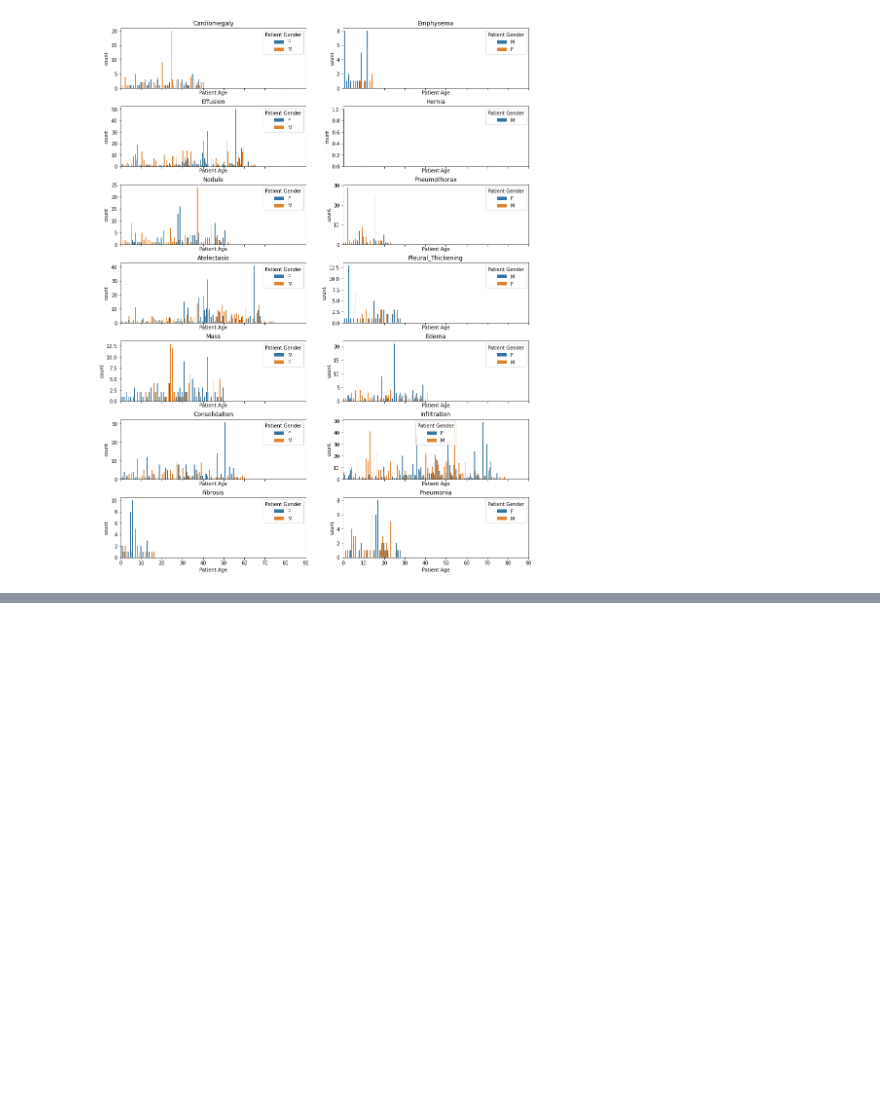
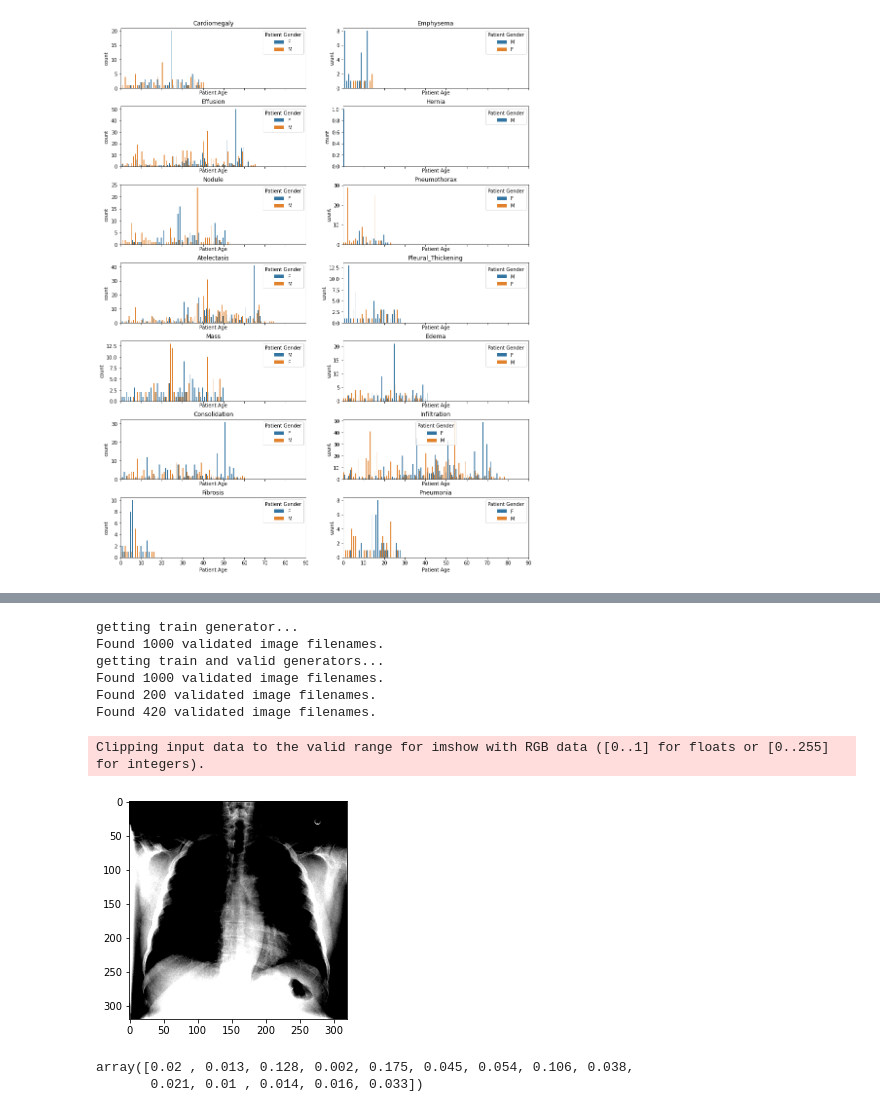
Before and after one commit to Sairamvinay/Chest-X-ray-DL, a Jupyter notebook: Seongwoo_v1.ipynb, the cells around one changed output, grey strips where cells are left out. Cells and saved outputs as stored; diff of their text form; code cells hidden in the pictures; blank space fills up the shorter version.

```diff
--- a/Seongwoo_v1.ipynb
+++ b/Seongwoo_v1.ipynb
@@ -164,0 +126,6 @@ ValueError: Could not interpret input ' Finding Labels'
+# %%
+x_ray_data['disease_vec'] = x_ray_data.apply(lambda x: [x[all_labels].values], 1).map(lambda x: x[0])
+train_df = pd.read_csv("NIH/train-small.csv")
+valid_df = pd.read_csv("NIH/valid-small.csv")
+
+test_df = pd.read_csv("NIH/test.csv")
@@ -164,0 +254,17 @@ ValueError: Could not interpret input ' Finding Labels'
+# %%
+IMAGE_DIR = "NIH/X_Rays/"
+train_generator = get_train_generator(train_df, IMAGE_DIR, "Image", labels)
+valid_generator, test_generator= get_test_and_valid_generator(valid_df, test_df, train_df, IMAGE_DIR, "Image", labels)
+# %% [output]
+getting train generator...
+Found 1000 validated image filenames.
+getting train and valid generators...
+Found 1000 validated image filenames.
+Found 200 validated image filenames.
+Found 420 validated image filenames.
+# %%
+x, y = train_generator.__getitem__(0)
+plt.imshow(x[0]);
+# %% [output]
+Clipping input data to the valid range for imshow with RGB data ([0..1] for floats or [0..255] for integers).
+[figure, added]
@@ -164,0 +309,29 @@ ValueError: Could not interpret input ' Finding Labels'
+# %%
+def compute_class_freqs(labels):
+    """
+    Compute positive and negative frequences for each class.
+
+    Args:
+        labels (np.array): matrix of labels, size (num_examples, num_classes)
+    Returns:
+        positive_frequencies (np.array): array of positive frequences for each
+                                         class, size (num_classes)
+        negative_frequencies (np.array): array of negative frequences for each
+                                         class, size (num_classes)
+    """
+    ### START CODE HERE (REPLACE INSTANCES OF 'None' with your code) ###
+
+    # total number of patients (rows)
+    N = labels.shape[0]
+
+    positive_frequencies = np.sum(labels, axis = 0) / N
+    negative_frequencies = 1- positive_frequencies
+
+    ### END CODE HERE ###
+    return positive_frequencies, negative_frequencies
+
+freq_pos, freq_neg = compute_class_freqs(train_generator.labels)
+freq_pos
+# %% [output]
+array([0.02 , 0.013, 0.128, 0.002, 0.175, 0.045, 0.054, 0.106, 0.038,
+       0.021, 0.01 , 0.014, 0.016, 0.033])
```
Also changed, not shown: parts of 14 cells of this notebook.
